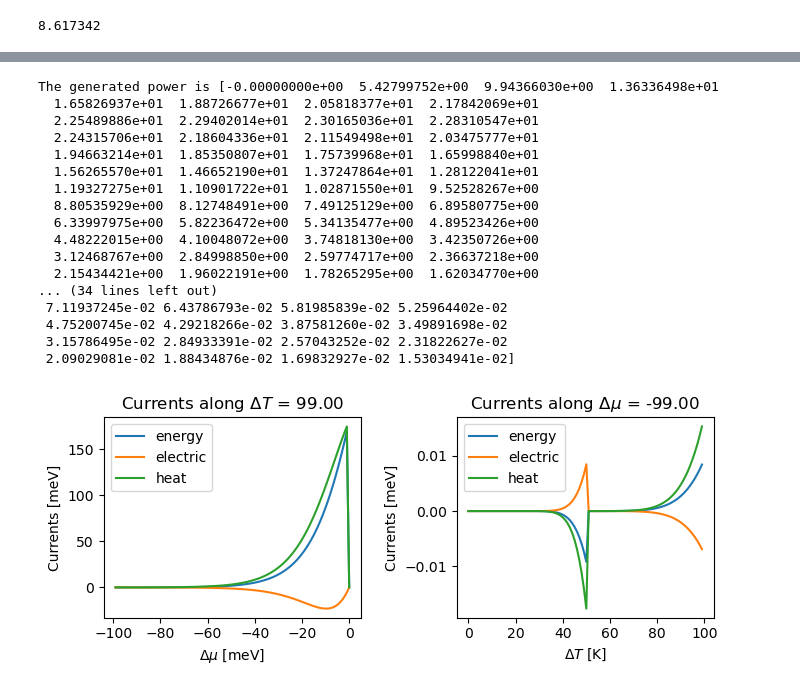
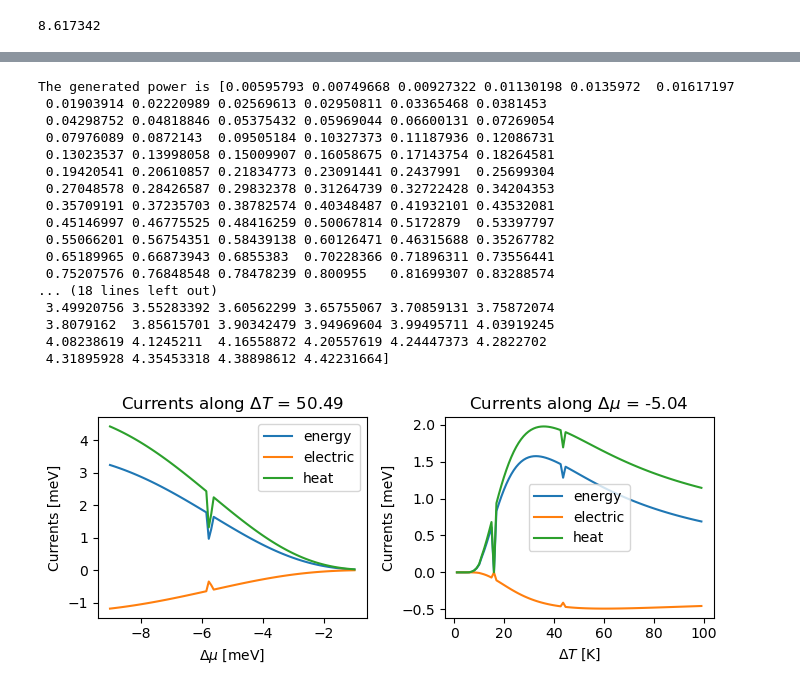
Before and after one commit to Edania/qthermo, a Jupyter notebook: transport_coeff.ipynb, the cells around one changed output, grey strips where cells are left out. Saved outputs shown, nothing was run; the diff lists cells and outputs as text; code cells hidden in the pictures.

```diff
--- a/transport_coeff.ipynb
+++ b/transport_coeff.ipynb
@@ -130,15 +143,21 @@ if optim:
     r_energy = []
     r_heat = []
     r_heatR = []
+    r_E0 = []
+    r_E1 = []
     for deltaT in r_deltaT:
+        target_eff = 0.8*carnot(deltaT)
         tmp_electric = []
         tmp_heat = []
         tmp_energy = []
         tmp_heatR = []
+        tmp_E0 = []
+        tmp_E1 = []
         for deltamu in r_deltamu:
             #TODO Much more effective maximizing function
             res = minimize(f_maximize_power, [0.5*E_max(deltamu, deltaT),1.5*E_max(deltamu, deltaT)], args = (deltamu, deltaT),
-                        constraints= [{'type':'ineq', 'fun': lambda E: E[1] - E[0]}]).x
+                        constraints= [{'type':'ineq', 'fun': lambda E: E[1] - E[0]},
+                                      {'type': 'eq', 'fun':eff_constraint, 'args':(deltamu,deltaT,target_eff)}]).x
                                         #{'type':'ineq', 'fun': eff_limit, 'args': (deltamu, deltaT)}]).x#, bounds = ((E0, E0), (E1,20000))).x
             #print(E_max(deltamu, deltaT, mu, T))
             #print(res)
@@ -146,25 +165,34 @@ if optim:
             tmp_energy.append(w_simple_current(res, deltamu, deltaT, type = "energy"))
             tmp_heat.append(w_simple_current(res, deltamu, deltaT, type = "heat"))
             tmp_heatR.append(w_simple_current(res, deltamu, deltaT, type = "heatR"))
+            tmp_E0.append(res[0])
+            tmp_E1.append(res[1])
+
         r_electric.append(tmp_electric)
         r_energy.append(tmp_energy)
         r_heat.append(tmp_heat)
         r_heatR.append(tmp_heatR)
+        r_E0.append(tmp_E0)
+        r_E1.append(tmp_E1)
 else:
-    # r_energy = np.array([[simple_current(0.8*E_max(deltamu,deltaT,mu,T), 1.2*E_max(deltamu,deltaT,mu,T), deltamu, deltaT , mu, T, type = "energy") for deltamu in r_deltamu] for deltaT in r_deltaT])
-    # r_electric = np.array([[simple_current(0.8*E_max(deltamu,deltaT,mu,T), 1.2*E_max(deltamu,deltaT,mu,T), deltamu, deltaT , mu, T, type = "electric") for deltamu in r_deltamu] for deltaT in r_deltaT])
-    # r_heat = np.array([[simple_current(0.8*E_max(deltamu,deltaT,mu,T), 1.2*E_max(deltamu,deltaT,mu,T), deltamu, deltaT , mu, T, type = "heat") for deltamu in r_deltamu] for deltaT in r_deltaT])
-    # r_heatR = np.array([[simple_current(0.8*E_max(deltamu,deltaT,mu,T), 1.2*E_max(deltamu,deltaT,mu,T), deltamu, deltaT , mu, T, type = "heatR") for deltamu in r_deltamu] for deltaT in r_deltaT])
+    r_energy = np.array([[simple_current(E_max(deltamu,deltaT), 10000, deltamu, deltaT , type = "energy") for deltamu in r_deltamu] for deltaT in r_deltaT])
+    r_electric = np.array([[simple_current(E_max(deltamu,deltaT), 10000, deltamu, deltaT , type = "electric") for deltamu in r_deltamu] for deltaT in r_deltaT])
+    r_heat = np.array([[simple_current(E_max(deltamu,deltaT), 10000, deltamu, deltaT , type = "heat") for deltamu in r_deltamu] for deltaT in r_deltaT])
+    r_heatR = np.array([[simple_current(E_max(deltamu,deltaT), 10000, deltamu, deltaT, type = "heatR") for deltamu in r_deltamu] for deltaT in r_deltaT])
 
-    r_energy = np.array([[simple_current(E0_set,E1_set, deltamu, deltaT, type = "energy") for deltamu in r_deltamu] for deltaT in r_deltaT])
-    r_electric = np.array([[simple_current(E0_set,E1_set, deltamu, deltaT, type = "electric") for deltamu in r_deltamu] for deltaT in r_deltaT])
-    r_heat = np.array([[simple_current(E0_set,E1_set, deltamu, deltaT, type = "heat") for deltamu in r_deltamu] for deltaT in r_deltaT])
-    r_heatR = np.array([[simple_current(E0_set,E1_set, deltamu, deltaT, type = "heatR") for deltamu in r_deltamu] for deltaT in r_deltaT])
+    # r_energy = np.array([[simple_current(E0_set,E1_set, deltamu, deltaT, type = "energy") for deltamu in r_deltamu] for deltaT in r_deltaT])
+    # r_electric = np.array([[simple_current(E0_set,E1_set, deltamu, deltaT, type = "electric") for deltamu in r_deltamu] for deltaT in r_deltaT])
+    # r_heat = np.array([[simple_current(E0_set,E1_set, deltamu, deltaT, type = "heat") for deltamu in r_deltamu] for deltaT in r_deltaT])
+    # r_heatR = np.array([[simple_current(E0_set,E1_set, deltamu, deltaT, type = "heatR") for deltamu in r_deltamu] for deltaT in r_deltaT])
 
 r_electric = np.array(r_electric)
 r_energy = np.array(r_energy)
 r_heat = np.array(r_heat)
-r_heatR = np.array(r_heatR)# print(r_deltamu.shape)
+r_heatR = np.array(r_heatR)
+r_E0 = np.array(r_E0)
+r_E1 = np.array(r_E1)
+
+# print(r_deltamu.shape)
 # print(r_electric.shape)
 # print(r_heat.shape)
 # print(r_heatR.shape)
@@ -174,5 +202,10 @@ entropy_check = np.any((-r_heat/(T+r_deltaT.reshape(-1,1)) - r_heatR/T) < 0)
 #print(r_energy - ((r_deltamu+mu)*r_electric + r_heat))
 #print(np.any((-r_heat/(T+r_deltaT.reshape(-1,1)) - r_heatR/T) < 0))
 print(f"Is the energy conserved? {not check}")
+if check:
+    print(f"The number of violating elements: {len(np.where(np.abs(-e*r_deltamu*r_electric - (r_heat + r_heatR))> 1e-10)[0])}")
+
 print(f"Is entropy increasing? {not entropy_check}")
+if entropy_check:
+    print(f"The number of violating elements:{len(np.where((-r_heat/(T+r_deltaT.reshape(-1,1)) - r_heatR/T) < 0))}")
 # %% [output]
@@ -192,8 +226,8 @@ bad_eff = np.where(np.abs(eff) > 1)
 #print(r_heat[10,0])
 #print(r_energy[10,0])
 
-T_idx = -1
-mu_idx = -1
+T_idx = 50
+mu_idx = 50
 print(f"The generated power is {power[T_idx,:]}")
 print(r_heat[T_idx,:])
 
@@ -211,48 +245,48 @@ axs[1].set_title(rf"Currents along $\Delta \mu$ = {r_deltamu[mu_idx]:.2f}")
 axs[1].plot(r_deltaT, r_energy[:,mu_idx], label = "energy")
 axs[1].plot(r_deltaT, e*(r_deltamu[mu_idx]+mu)*r_electric[:, mu_idx], label = "electric")
 axs[1].plot(r_deltaT, r_heat[:,mu_idx], label = "heat")
 axs[1].set_xlabel(rf"$\Delta T$ [K]")
 axs[1].set_ylabel(rf"Currents [meV]")
 axs[1].legend()
 plt.tight_layout()
 plt.show()
 
 fig, axs = plt.subplots(2,2, figsize=(7,5))
 axs[0,0].set_title(rf"Power along $\Delta T$ = {r_deltaT[T_idx]:.2f}")
 axs[0,0].plot(r_deltamu, (power[T_idx,:]))
 axs[0,0].set_xlabel(rf"$\Delta \mu$ [meV]")
 axs[0,0].set_ylabel(rf"Power [meV^2]")
 axs[0,1].set_title(rf"Power along $\Delta \mu$ = {r_deltamu[mu_idx]:.2f}")
 axs[0,1].plot(r_deltaT, power[:,mu_idx])
 axs[0,1].set_xlabel(rf"$\Delta T$ [K]")
 axs[0,1].set_ylabel(rf"Power [meV^2]")
 axs[1,0].set_title(rf"Efficiency along $\Delta T$ = {r_deltaT[T_idx]:.2f}")
 axs[1,0].plot(r_deltamu, eff[T_idx,:])
 axs[1,0].hlines(1-T/(r_deltaT[T_idx]+T), r_deltamu[0], r_deltamu[-1], colors = 'black')
 axs[1,0].set_xlabel(rf"$\Delta \mu$ [meV]")
 axs[1,0].set_ylabel(rf"Efficiency")
 axs[1,1].set_title(rf"Efficiency along $\Delta \mu$ = {r_deltamu[mu_idx]:.2f}")
 axs[1,1].plot(r_deltaT, eff[:,mu_idx])
 axs[1,1].set_xlabel(rf"$\Delta T$ [K]")
 axs[1,1].set_ylabel(rf"Efficiency")
 plt.tight_layout()
 plt.show()
 # %% [output]
-The generated power is [-0.00000000e+00  5.42799752e+00  9.94366030e+00  1.36336498e+01
-  1.65826937e+01  1.88726677e+01  2.05818377e+01  2.17842069e+01
-  2.25489886e+01  2.29402014e+01  2.30165036e+01  2.28310547e+01
-  2.24315706e+01  2.18604336e+01  2.11549498e+01  2.03475777e+01
-  1.94663214e+01  1.85350807e+01  1.75739968e+01  1.65998840e+01
-  1.56265570e+01  1.46652190e+01  1.37247864e+01  1.28122041e+01
-  1.19327275e+01  1.10901722e+01  1.02871550e+01  9.52528267e+00
-  8.80535929e+00  8.12748491e+00  7.49125129e+00  6.89580775e+00
-  6.33997975e+00  5.82236472e+00  5.34135477e+00  4.89523426e+00
-  4.48222015e+00  4.10048072e+00  3.74818130e+00  3.42350726e+00
-  3.12468767e+00  2.84998850e+00  2.59774717e+00  2.36637218e+00
-  2.15434421e+00  1.96022191e+00  1.78265295e+00  1.62034770e+00
-... (34 lines left out)
- 7.11937245e-02 6.43786793e-02 5.81985839e-02 5.25964402e-02
- 4.75200745e-02 4.29218266e-02 3.87581260e-02 3.49891698e-02
- 3.15786495e-02 2.84933391e-02 2.57043252e-02 2.31822627e-02
- 2.09029081e-02 1.88434876e-02 1.69832927e-02 1.53034941e-02]
+The generated power is [0.00595793 0.00749668 0.00927322 0.01130198 0.0135972  0.01617197
+ 0.01903914 0.02220989 0.02569613 0.02950811 0.03365468 0.0381453
+ 0.04298752 0.04818846 0.05375432 0.05969044 0.06600131 0.07269054
+ 0.07976089 0.0872143  0.09505184 0.10327373 0.11187936 0.12086731
+ 0.13023537 0.13998058 0.15009907 0.16058675 0.17143754 0.18264581
+ 0.19420541 0.20610857 0.21834773 0.23091441 0.2437991  0.25699304
+ 0.27048578 0.28426587 0.29832378 0.31264739 0.32722428 0.34204353
+ 0.35709191 0.37235703 0.38782574 0.40348487 0.41932101 0.43532081
+ 0.45146997 0.46775525 0.48416259 0.50067814 0.5172879  0.53397797
+ 0.55066201 0.56754351 0.58439138 0.60126471 0.46315688 0.35267782
+ 0.65189965 0.66873943 0.6855383  0.70228366 0.71896311 0.73556441
+ 0.75207576 0.76848548 0.78478239 0.800955   0.81699307 0.83288574
+... (18 lines left out)
+ 3.49920756 3.55283392 3.60562299 3.65755067 3.70859131 3.75872074
+ 3.8079162  3.85615701 3.90342479 3.94969604 3.99495711 4.03919245
+ 4.08238619 4.1245211  4.16558872 4.20557619 4.24447373 4.2822702
+ 4.31895928 4.35453318 4.38898612 4.42231664]
-[figure, old version]
+[figure, new version]
```
Also changed, not shown: parts of 13 cells of this notebook.
